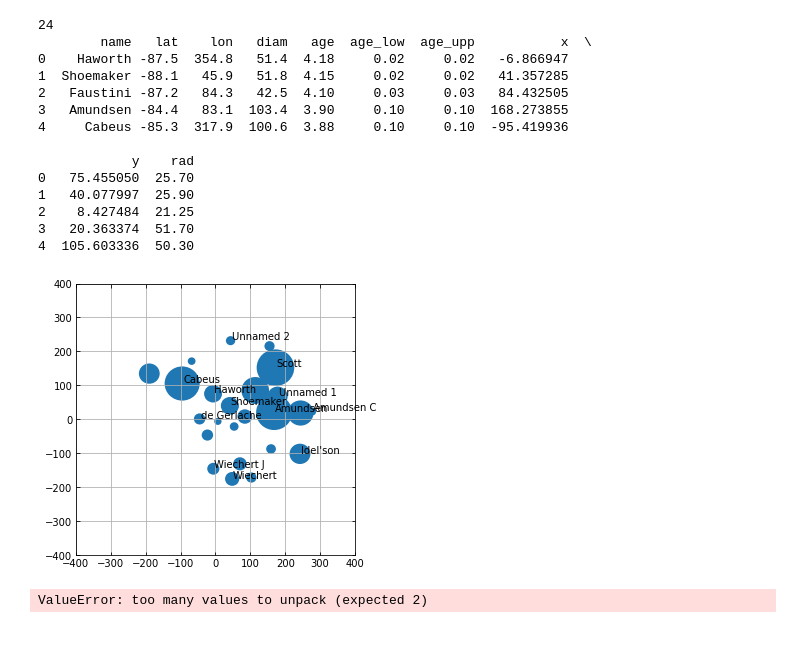
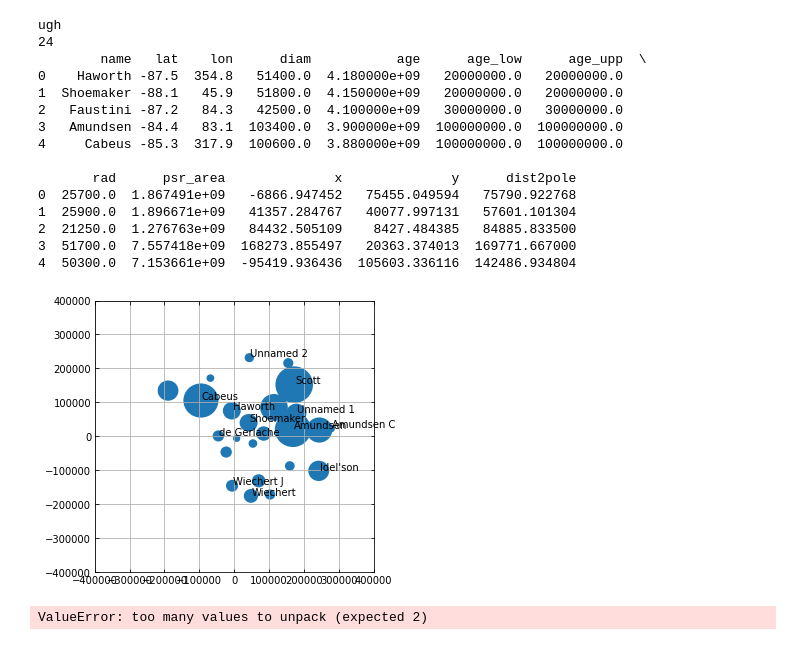
Before and after one commit to cjtu/moonpies, a Jupyter notebook: code/cannon2020.ipynb, the cells around one changed output. Saved outputs shown, nothing was run; the diff lists cells and outputs as text; code cells hidden in the pictures.

Commit message:
Update mixing model

```diff
--- a/code/cannon2020.ipynb
+++ b/code/cannon2020.ipynb
@@ -2,7 +2,7 @@
 import numpy as np
 import pandas as pd
 import rasterio as rio
-import cannon2020 as model
+import mixing as model
 import matplotlib.pyplot as plt
 
 plt.rcParams.update({
@@ -11,51 +11,53 @@ plt.rcParams.update({
     'xtick.top': True,
     'xtick.direction': 'in',
     'ytick.right': True,
     'ytick.direction': 'in',
 })
 
 # Constants
 f24 = False
 pct_area = 1.30e4
 hop_efficiency = 0.054  # From modified Kloos model with Hayne area - Cannon 2020
 timesteps = np.arange(425)[::-1] * 0.01  # Gyr, each step is 10 Myr
 
 # Read in Cannon 2020 crater list
 fcraters = '~/projects/essi21/data/cannon2020_crater_ages.csv'
 cols = ('name', 'lat', 'lon', 'diam', 'age', 'age_low', 'age_upp')
-df = pd.read_csv(fcraters, names=cols, header=0)
-df['x'], df['y'] = model.latlon2xy(df.lat, df.lon)
-df['rad'] = df.diam / 2
+df = model.read_crater_list(fcraters, cols)
+# df = pd.read_csv(fcraters, names=cols, header=0)
+# df['x'], df['y'] = model.latlon2xy2(df.lat, df.lon)
+# df['rad'] = df.diam / 2
 print(len(df))
 print(df.head())
 
 # Show crater locations
 fig, ax = plt.subplots(figsize=(5, 5))
 for i, row in df.sort_values('lat').reset_index().iterrows():
     crater = plt.Circle((row.x, row.y), row.diam/2)
     ax.add_patch(crater)
     if i % 2:
         ax.annotate(row['name'], (row.x, row.y), xytext=(1, 1), textcoords='offset points')
-ax.set_xlim(-400, 400)
-ax.set_ylim(-400, 400)
+ax.set_xlim(-400e3, 400e3)
+ax.set_ylim(-400e3, 400e3)
 plt.grid()
 plt.show()
 # %% [output]
+ugh
 24
-        name   lat    lon   diam   age  age_low  age_upp           x  \
-0    Haworth -87.5  354.8   51.4  4.18     0.02     0.02   -6.866947
-1  Shoemaker -88.1   45.9   51.8  4.15     0.02     0.02   41.357285
-2   Faustini -87.2   84.3   42.5  4.10     0.03     0.03   84.432505
-3   Amundsen -84.4   83.1  103.4  3.90     0.10     0.10  168.273855
-4     Cabeus -85.3  317.9  100.6  3.88     0.10     0.10  -95.419936
+        name   lat    lon      diam           age      age_low      age_upp  \
+0    Haworth -87.5  354.8   51400.0  4.180000e+09   20000000.0   20000000.0
+1  Shoemaker -88.1   45.9   51800.0  4.150000e+09   20000000.0   20000000.0
+2   Faustini -87.2   84.3   42500.0  4.100000e+09   30000000.0   30000000.0
+3   Amundsen -84.4   83.1  103400.0  3.900000e+09  100000000.0  100000000.0
+4     Cabeus -85.3  317.9  100600.0  3.880000e+09  100000000.0  100000000.0
 
-            y    rad
-0   75.455050  25.70
-1   40.077997  25.90
-2    8.427484  21.25
-3   20.363374  51.70
-4  105.603336  50.30
+       rad      psr_area              x              y      dist2pole
+0  25700.0  1.867491e+09   -6866.947452   75455.049594   75790.922768
+1  25900.0  1.896671e+09   41357.284767   40077.997131   57601.101304
+2  21250.0  1.276763e+09   84432.505109    8427.484385   84885.833500
+3  51700.0  7.557418e+09  168273.855497   20363.374013  169771.667000
+4  50300.0  7.153661e+09  -95419.936436  105603.336116  142486.934804
-[figure, old version]
+[figure, new version]
 # %%
 def latlon2xy(lat, lon):
     X = gc_dist(0, -90, lon, lat)
```
Also changed, not shown: 2 other files.
